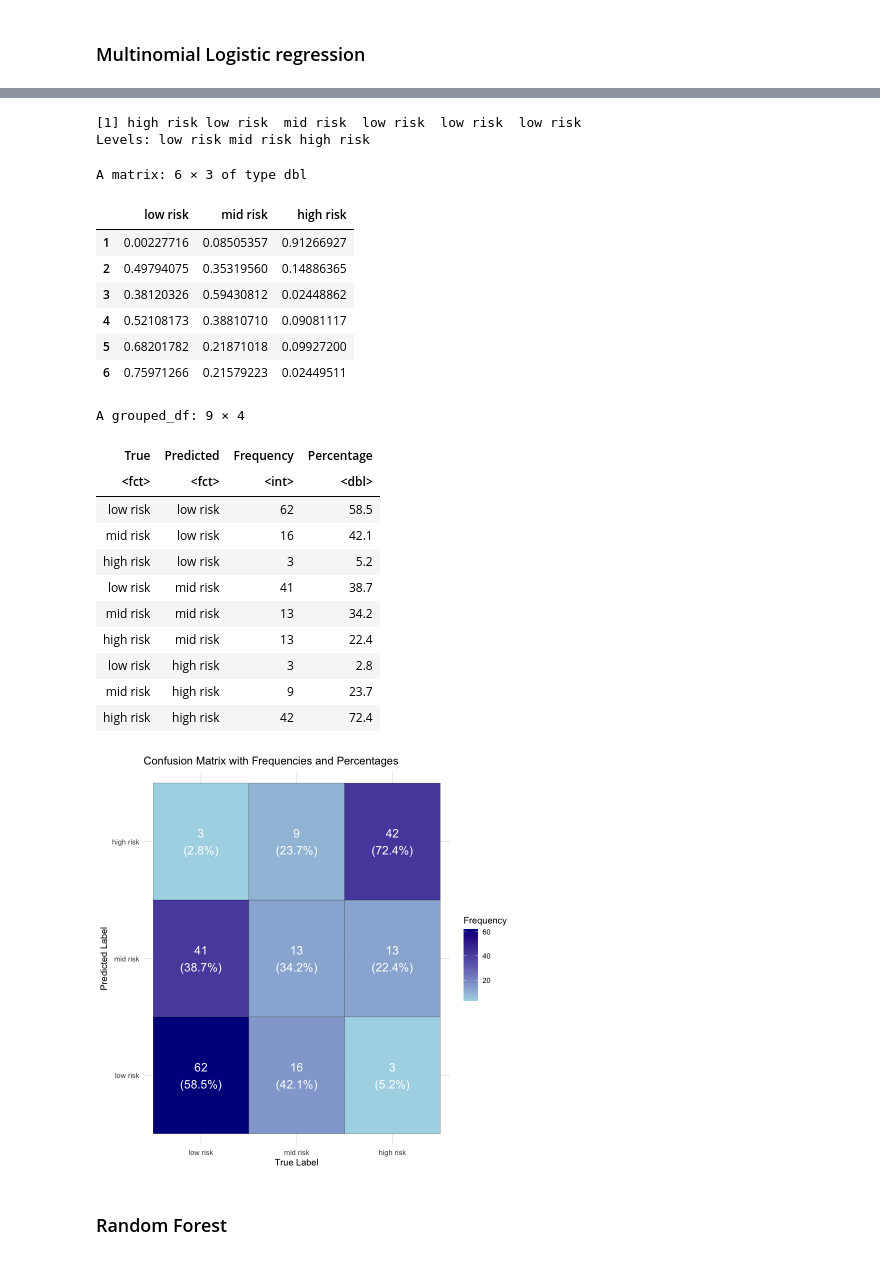
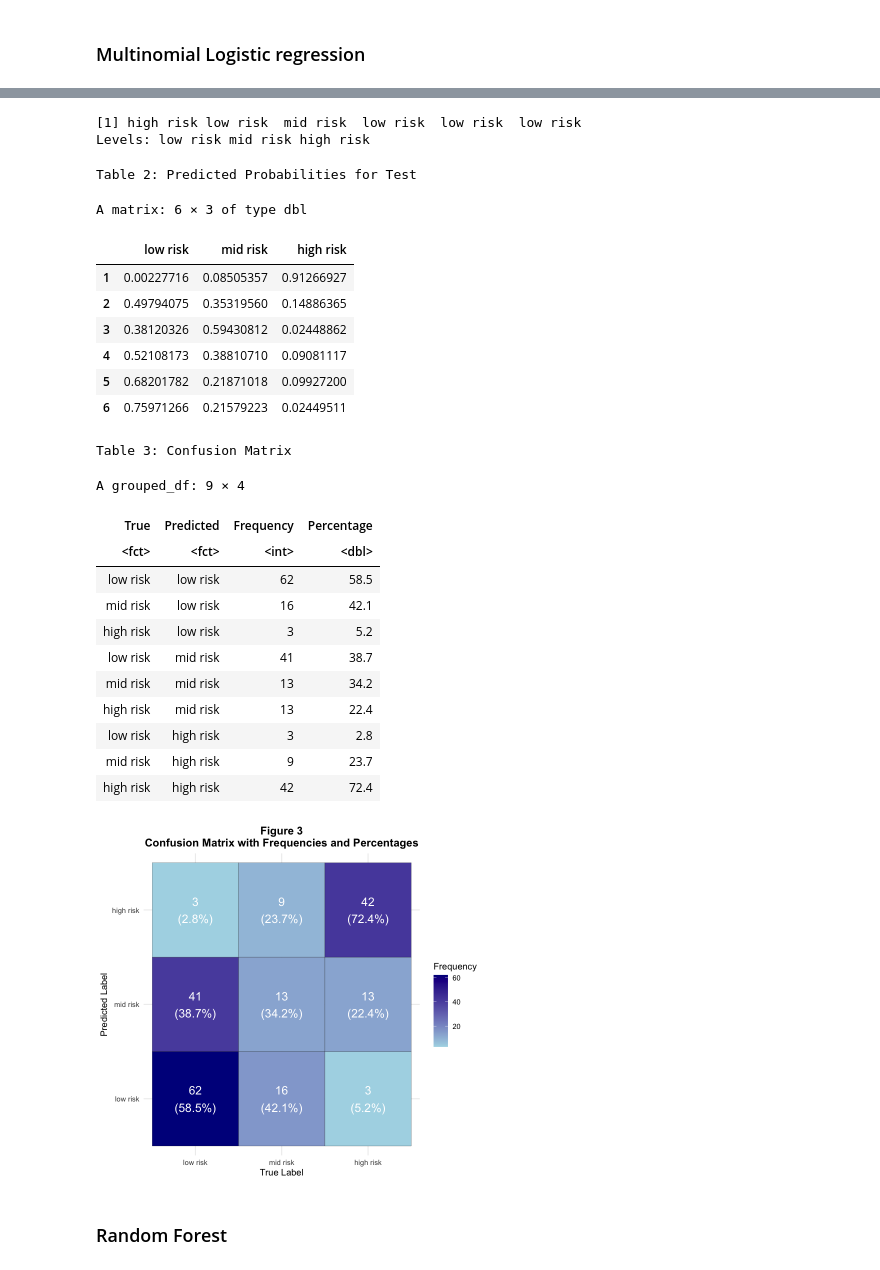
Before and after one commit to DSCI-310-2025/dsci-310-group-03, a Jupyter notebook: data_analysis.ipynb, the cells around one changed output, grey strips where cells are left out. Saved outputs shown, nothing was run; the diff lists cells and outputs as text; code cells hidden in the pictures.

Commit message:
Added figure and table numbers

```diff
--- a/data_analysis.ipynb
+++ b/data_analysis.ipynb
@@ -246,13 +295,14 @@ test_predictions <- predict(multinom_logistic, newdata = test_data)
 
 # predict probabilities
 test_probabilities <- predict(multinom_logistic, newdata = test_data, type = "probs")
-
 head(test_predictions)
+cat("\n\033[1mTable 2: Predicted Probabilities for Test\033[0m\n\n")
 head(test_probabilities)
 # %% [output]
 [1] high risk low risk  mid risk  low risk  low risk  low risk
 Levels: low risk mid risk high risk
-A matrix: 6 × 3 of type dbl
+Table 2: Predicted Probabilities for Test
+A matrix: 6 × 3 of type dbl
 |  | low risk | mid risk | high risk |
 | 1 | 0.00227716 | 0.08505357 | 0.91266927 |
 | 2 | 0.49794075 | 0.35319560 | 0.14886365 |
@@ -264,38 +314,40 @@ A matrix: 6 × 3 of type dbl
 conf_matrix <- confusionMatrix(as.factor(test_predictions), as.factor(test_data$RiskLevel))
 
 cm_table <- as.data.frame(conf_matrix$table)
 
 colnames(cm_table) <- c("True", "Predicted", "Frequency")
 
 cm_table <- cm_table %>%
   group_by(True) %>%
   mutate(Percentage = round((Frequency / sum(Frequency)) * 100, 1))  # Round to 1 decimal place
-
+cat("\n\033[1mTable 3: Confusion Matrix\033[0m\n\n")
 cm_table
 
 cm_visualization <- ggplot(cm_table, aes(x = True, y = Predicted, fill = Frequency)) +
   geom_tile(color = "black") +  # Draw tiles
   geom_text(aes(label = paste0(Frequency, "\n(", Percentage, "%)")), color = "white", size = 5) +  # Add labels
   scale_fill_gradient(low = "lightblue", high = "darkblue") +  # Color scale
-  labs(title = "Confusion Matrix with Frequencies and Percentages",
+  labs(title = "Figure 3\nConfusion Matrix with Frequencies and Percentages",
        x = "True Label", y = "Predicted Label") +
-  theme_minimal()
+  theme_minimal() +
+  theme(plot.title = element_text(hjust = 0.5, face = "bold"))
 
 cm_visualization
 # %% [output]
-A grouped_df: 9 × 4
+Table 3: Confusion Matrix
+A grouped_df: 9 × 4
 | True | Predicted | Frequency | Percentage |
 | <fct> | <fct> | <int> | <dbl> |
 | low risk | low risk | 62 | 58.5 |
 | mid risk | low risk | 16 | 42.1 |
 | high risk | low risk | 3 | 5.2 |
 | low risk | mid risk | 41 | 38.7 |
 | mid risk | mid risk | 13 | 34.2 |
 | high risk | mid risk | 13 | 22.4 |
 | low risk | high risk | 3 | 2.8 |
 | mid risk | high risk | 9 | 23.7 |
 | high risk | high risk | 42 | 72.4 |
-[figure, old version]
+[figure, new version]
 # %% [markdown]
 ### Random Forest
 # %% [markdown]
```
Also changed, not shown: parts of 6 cells of this notebook.
